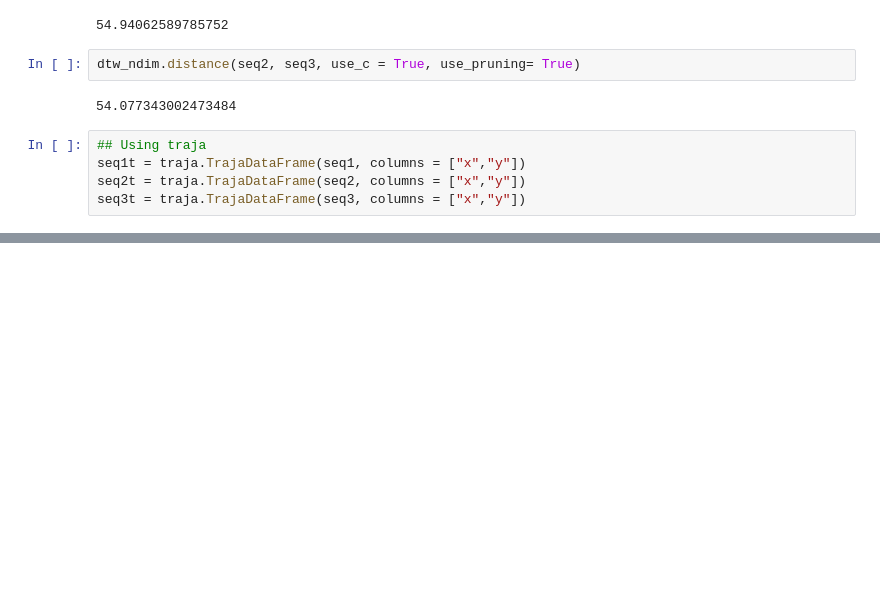
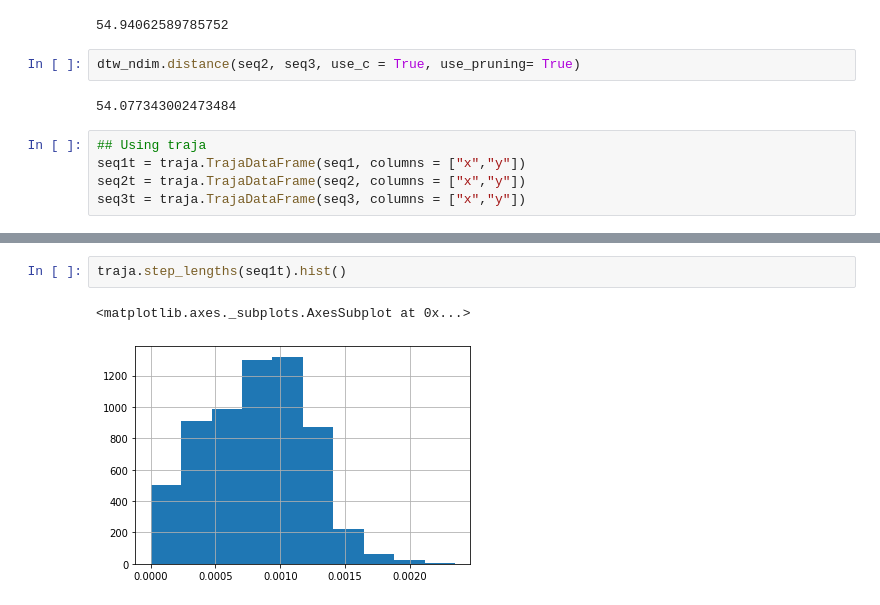
Before and after one commit to sazio/Transients, a Jupyter notebook: Python/DynamicTimeWarping.ipynb, the cells around one changed output, grey strips where cells are left out. Saved outputs shown, nothing was run; the diff lists cells and outputs as text; blank space fills up the shorter version.

```diff
--- a/Python/DynamicTimeWarping.ipynb
+++ b/Python/DynamicTimeWarping.ipynb
@@ -103,0 +132,5 @@ traja.plot_quiver(seq1t, bins=32)
+# %%
+traja.step_lengths(seq1t).hist()
+# %% [output]
+<matplotlib.axes._subplots.AxesSubplot at 0x...>
+[figure, added]
```
Also changed, not shown: parts of 14 cells of this notebook.
